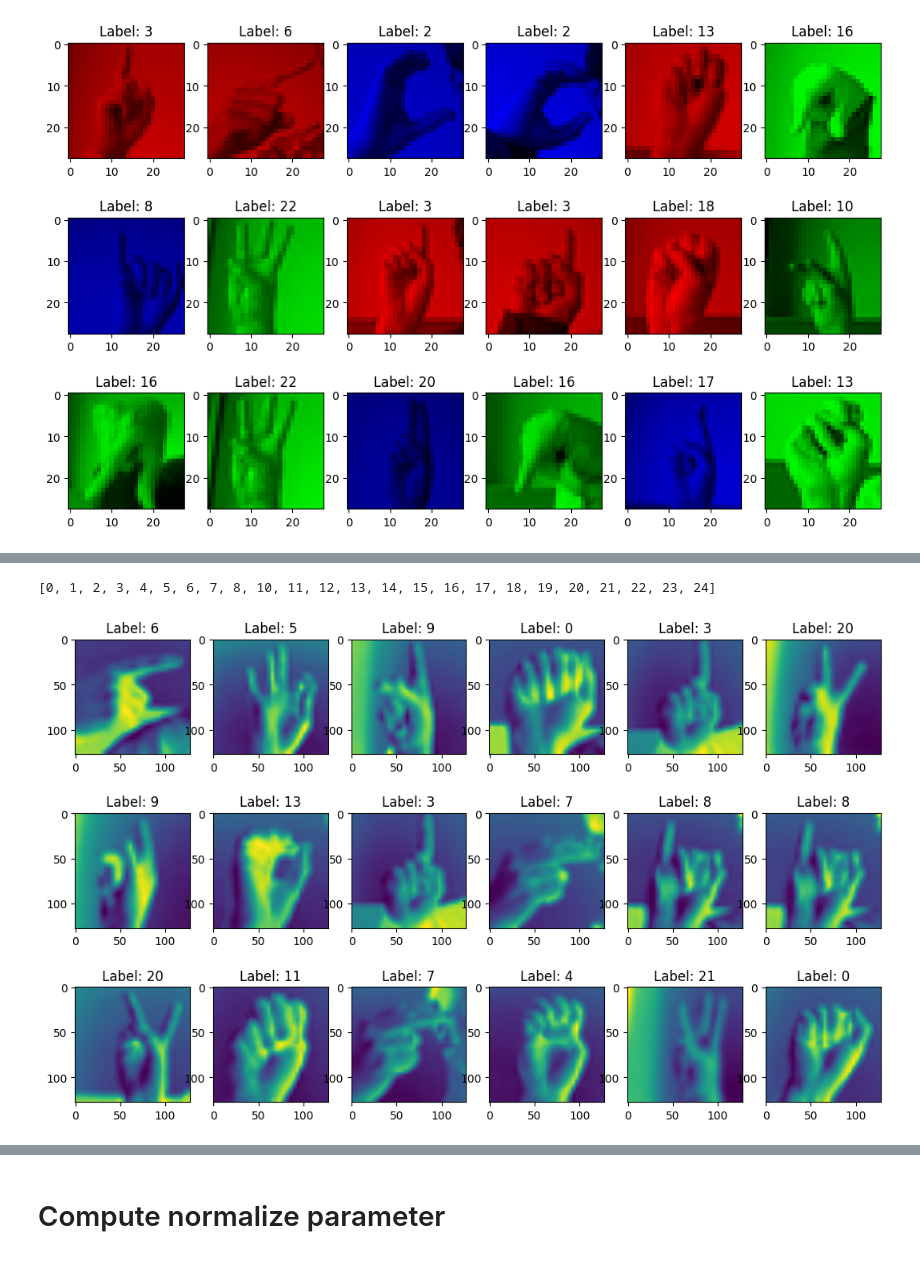
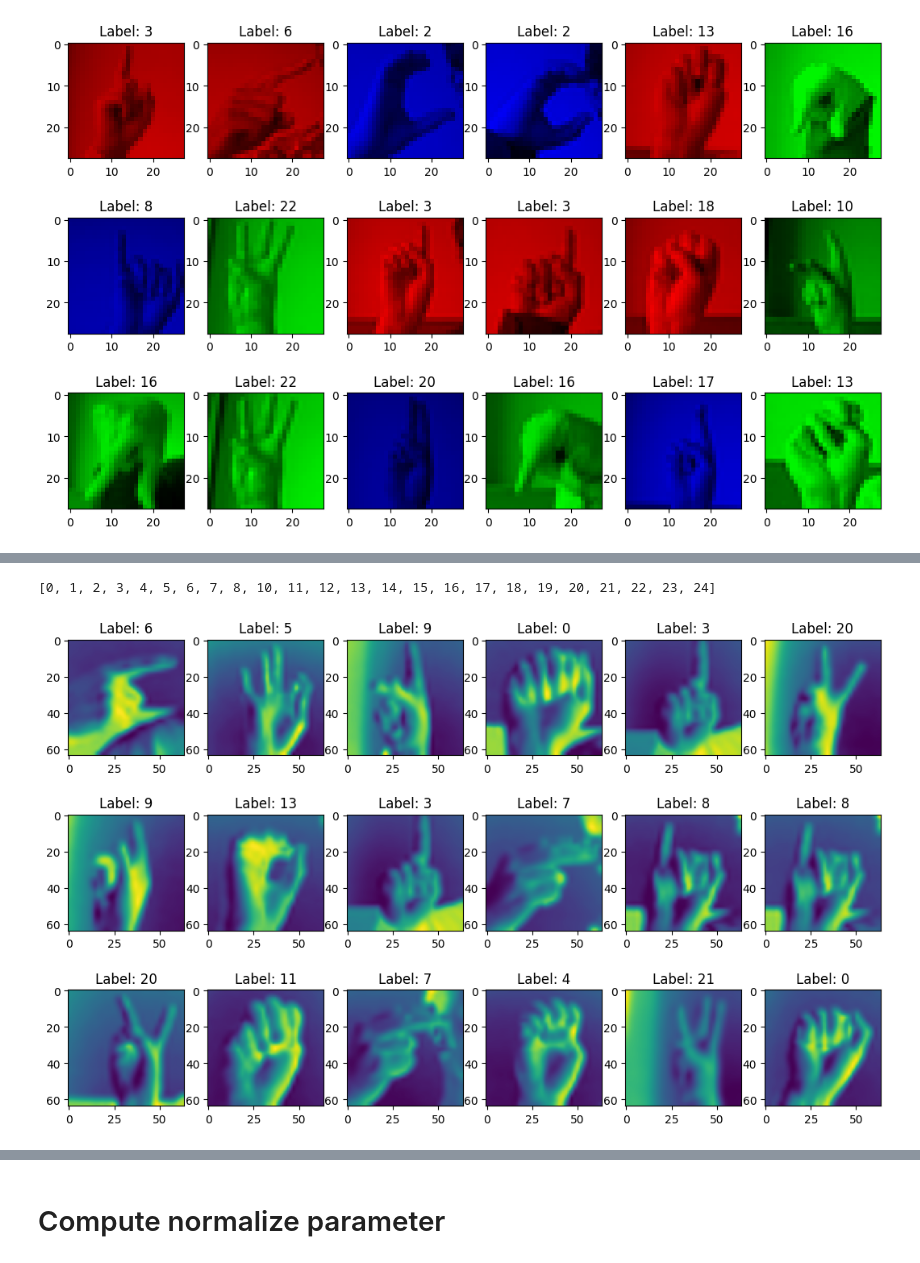
Before and after one commit to Horizon-42/sign_languages, a Jupyter notebook: data_explore.ipynb, the cells around one changed output, grey strips where cells are left out. Drawn from its saved outputs; the diff is of its cells as text; code cells hidden in the pictures.

```diff
--- a/data_explore.ipynb
+++ b/data_explore.ipynb
@@ -20,7 +20,7 @@ plot_dataset(raw_data)
 # %% [output]
 [figure]
 # %%
-IMAGE_SIZE = 128
+IMAGE_SIZE = 64
 train_data, val_data, test_data = split_tensor_dataset(raw_data)
 
 print(f"Train data lenght: {len(train_data)}")
@@ -53,26 +53,27 @@ torch.Size([1, 1, 128, 128])
 # %%
 # Read todoexample, make sure the l"abels also didn't include 9
 todo_example = read_tensor_dataset(
     "data/thws-mai-idl-ss-25-sign-language/SignLanguage_kaggle/todo_example.pth")
 
 img, labels = todo_example[:]
 sorted_labels = sorted(list(set(labels.tolist())))
 print(sorted_labels)
 
+todo_transform = v2.Compose(
+    [
+        v2.Grayscale(),
+        v2.Resize(size=(IMAGE_SIZE, IMAGE_SIZE)),
+    ]
+)
 tod_ex_dataset = SignLanguageDataset(
-    todo_example, transform=v2.Compose(
-        [
-            v2.Lambda(max_channel),
-            v2.Resize(size=(IMAGE_SIZE, IMAGE_SIZE)),
-        ]
-    ))
+    todo_example, transform=todo_transform)
 
 todo_ex_dataloader = iter(DataLoader(tod_ex_dataset))
 
 plot_dataset(todo_ex_dataloader)
 # %% [output]
 [0, 1, 2, 3, 4, 5, 6, 7, 8, 10, 11, 12, 13, 14, 15, 16, 17, 18, 19, 20, 21, 22, 23, 24]
-[figure, old version]
+[figure, new version]
 # %%
 # Read todo, make sure the l"abels also didn't include 9
 todo_data = read_tensor_dataset(
```
Also changed, not shown: parts of 4 cells of this notebook, 2 other files.
